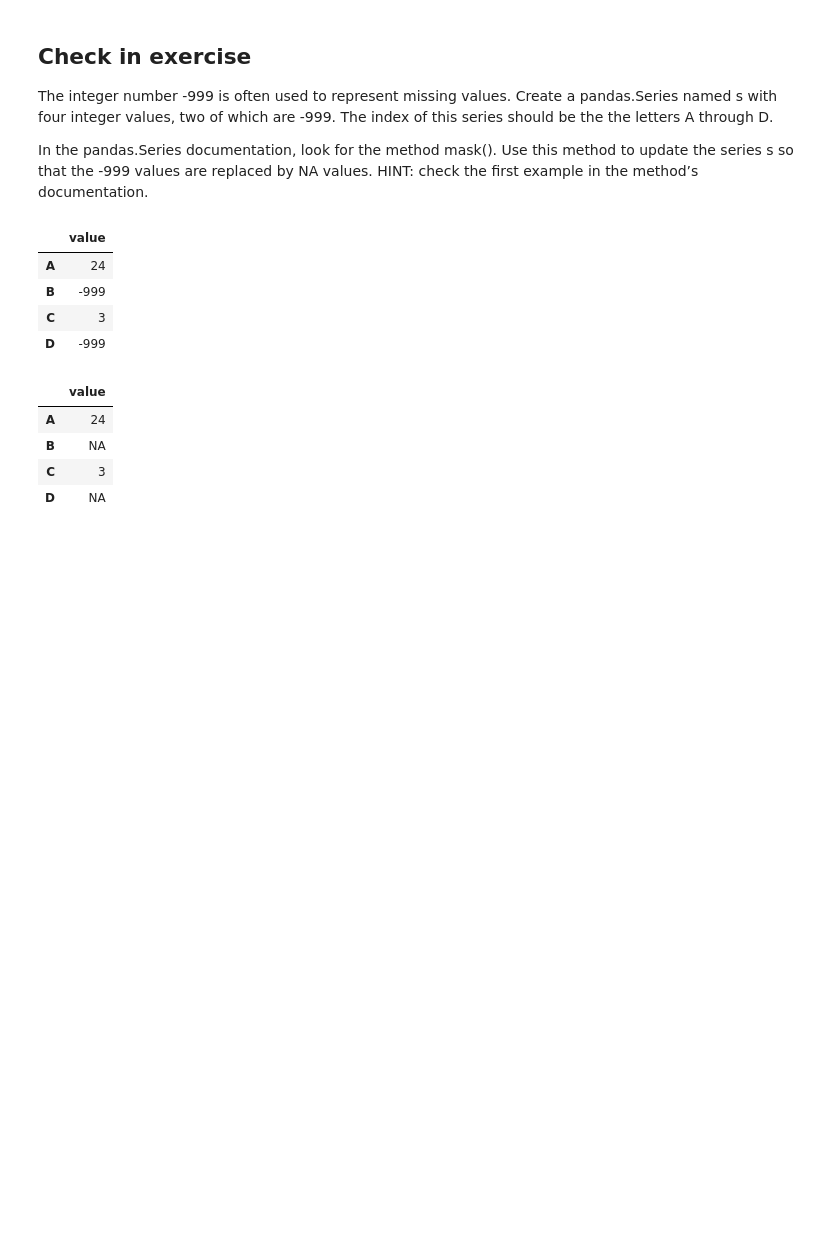
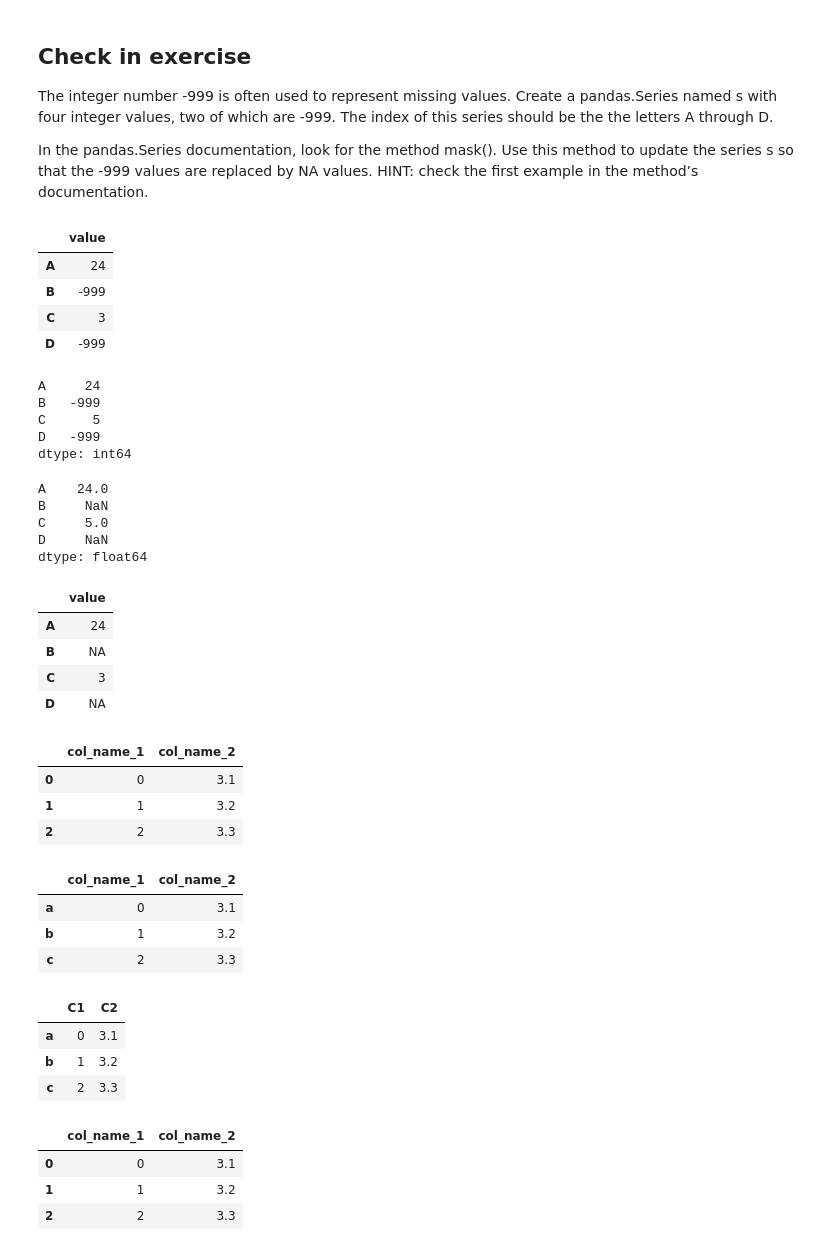
Before and after one commit to haylee360/eds220-2024-in-class, a Jupyter notebook: week1-lesson1-python-review.ipynb, the cells around one changed output. Saved outputs shown, nothing was run; the diff lists cells and outputs as text; code cells hidden in the pictures; blank space fills up the shorter version.

```diff
--- a/week1-lesson1-python-review.ipynb
+++ b/week1-lesson1-python-review.ipynb
@@ -233,6 +437,24 @@ s
 | B | -999 |
 | C | 3 |
 | D | -999 |
+# %%
+t = pd.Series([24, -999, 5, -999], index=['A', 'B', 'C', 'D'])
+t
+# %% [output]
+A     24
+B   -999
+C      5
+D   -999
+dtype: int64
+# %%
+t = t.mask(t == -999)
+t
+# %% [output]
+A    24.0
+B     NaN
+C     5.0
+D     NaN
+dtype: float64
 # %%
 s.mask(s == -999, "NA")
 # %% [output]
@@ -241,3 +463,48 @@ s.mask(s == -999, "NA")
 | B | NA |
 | C | 3 |
 | D | NA |
+# %%
+# Initialize dictionary with columns' data
+d = {'col_name_1' : pd.Series(np.arange(3)),
+     'col_name_2' : pd.Series([3.1, 3.2, 3.3]),
+     }
+
+# Create data frame
+df = pd.DataFrame(d)
+df
+# %% [output]
+|  | col_name_1 | col_name_2 |
+| 0 | 0 | 3.1 |
+| 1 | 1 | 3.2 |
+| 2 | 2 | 3.3 |
+# %%
+# Change index
+df.index = ['a','b','c']
+df
+# %% [output]
+|  | col_name_1 | col_name_2 |
+| a | 0 | 3.1 |
+| b | 1 | 3.2 |
+| c | 2 | 3.3 |
+# %%
+df = df.rename(columns={"col_name_1": "C1", "col_name_2": "C2"})
+df
+# %% [output]
+|  | C1 | C2 |
+| a | 0 | 3.1 |
+| b | 1 | 3.2 |
+| c | 2 | 3.3 |
+# %%
+# Initialize dictionary with columns' data
+d = {'col_name_1' : pd.Series(np.arange(3)),
+     'col_name_2' : pd.Series([3.1, 3.2, 3.3]),
+     }
+
+# Create data frame
+df = pd.DataFrame(d)
+df
+# %% [output]
+|  | col_name_1 | col_name_2 |
+| 0 | 0 | 3.1 |
+| 1 | 1 | 3.2 |
+| 2 | 2 | 3.3 |
```
Also changed, not shown: parts of 31 cells of this notebook.
